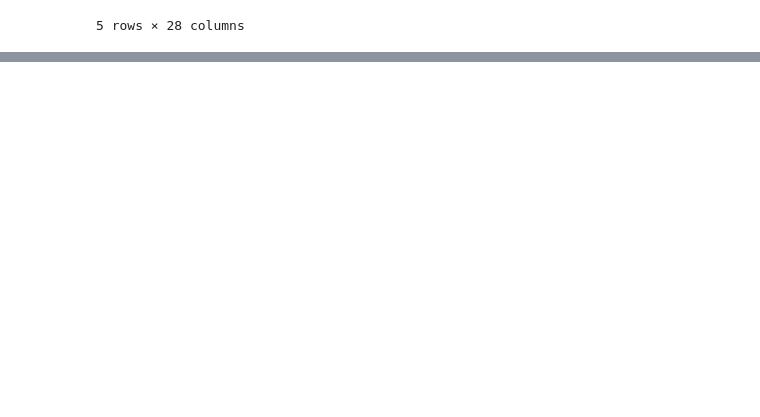
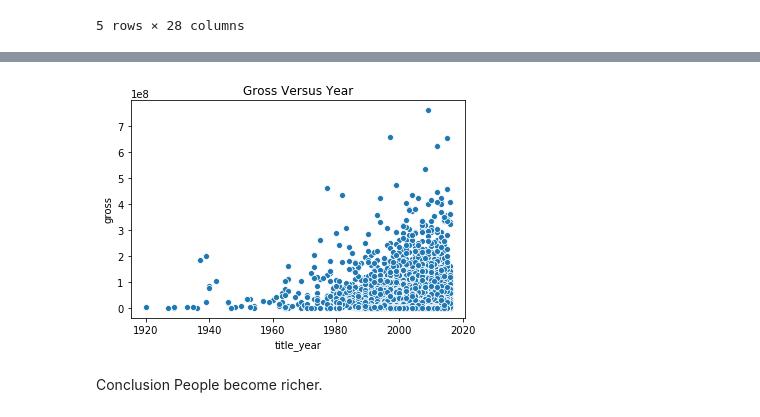
Before and after one commit to mookee233/final_tutorial, a Jupyter notebook: draft.ipynb, the cells around one changed output, grey strips where cells are left out. Saved outputs shown, nothing was run; the diff lists cells and outputs as text; code cells hidden in the pictures; blank space fills up the shorter version.

```diff
--- a/draft.ipynb
+++ b/draft.ipynb
@@ -56,0 +92,8 @@ movies.describe()
+# %%
+X = movies['title_year']
+year_plt = seaborn.scatterplot(x=X, y=y).set_title("Gross Versus Year")
+# %% [output]
+[figure, added]
+# %% [markdown]
+Conclusion
+People become richer.
```
Also changed, not shown: parts of 11 cells of this notebook, 1 other file.
